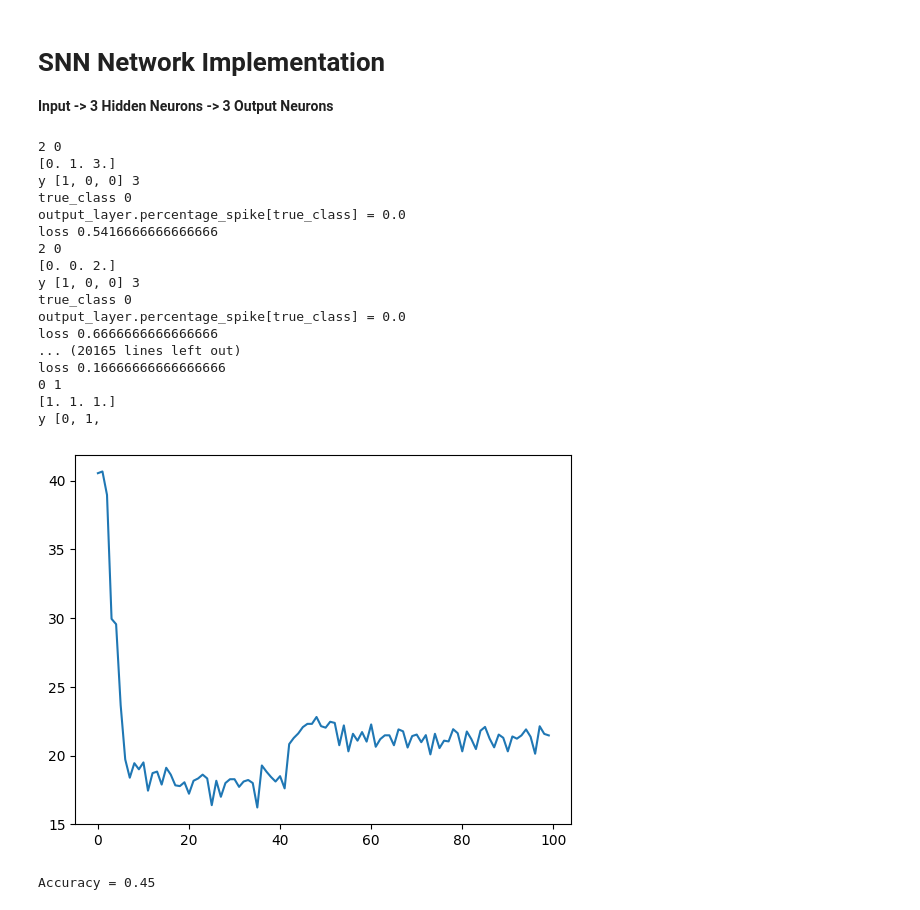
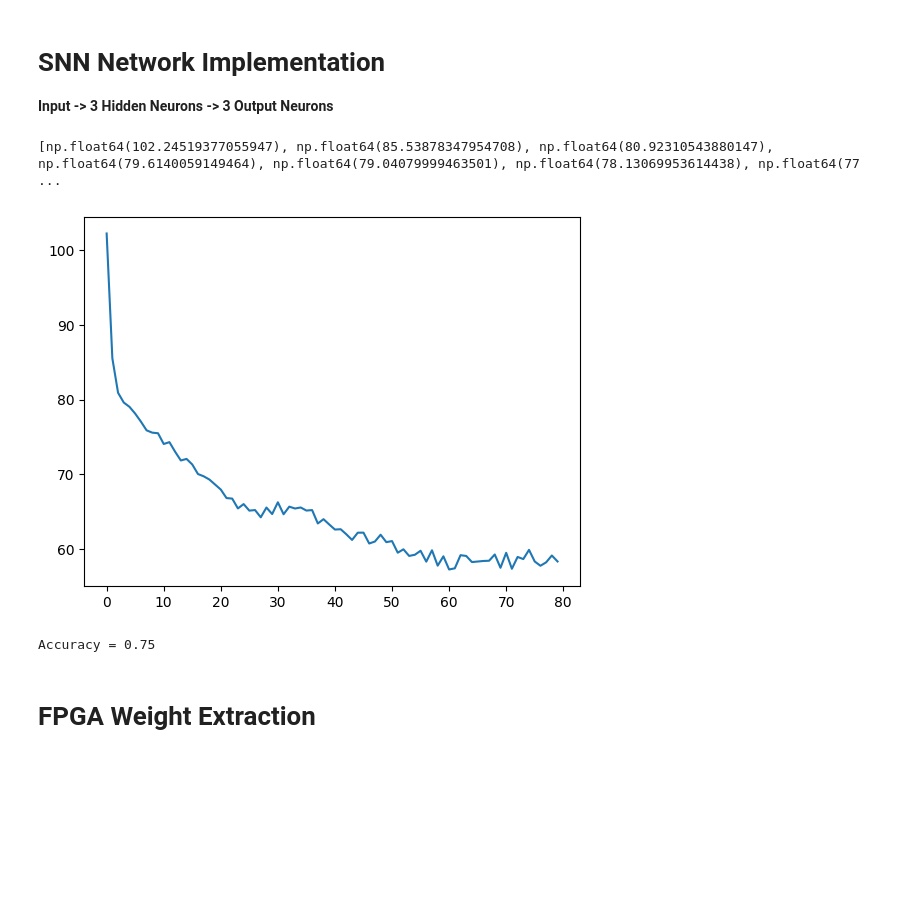
Before and after one commit to kadgitub7/LIF-based-SNN-on-FPGA, a Jupyter notebook: SNN_Custom_Model.ipynb, the cells around one changed output. Saved outputs shown, nothing was run; the diff lists cells and outputs as text; code cells hidden in the pictures; blank space fills up the shorter version.

Commit message:
completed snn training and full software implementation

```diff
--- a/SNN_Custom_Model.ipynb
+++ b/SNN_Custom_Model.ipynb
@@ -311,9 +329,9 @@ def Training_Changes(connect_layers, output_layer, y):
 # %%
 # Initial weights and parameters
 
-weights = [np.random.uniform(0.5, 3.0, size=(3, 3)), np.random.uniform(0.5, 3.0, size=(3, 3))]
-decay_c = [[0.1, 0.2, 0.05], [0.1, 0.1, 0.1]]
-fire_thresh = [[10, 5, 6], [11, 6, 3]]
+weights = [np.random.uniform(0.25, 1.0, size=(3, 3)), np.random.uniform(0.25, 1.0, size=(3, 3))]
+decay_c = [[0.1, 0.1, 0.1], [0.1, 0.1, 0.1]]
+fire_thresh = [[4, 4, 4], [4, 4, 4]]
 cooldown_thresh = [[1, 1, 1], [1, 1, 1]]
 
 # Layer initializations
@@ -325,20 +343,11 @@ l2.initialize_neurons()
 connect_layer = Spike_Prop_Layer(l1, l2)
 decision_layer = Output_Decision_Layer(l2)
 
-# Potential tracking
-potentials_1 = []
-potentials_2 = []
-potentials_3 = []
-
-potentials_1_2 = []
-potentials_2_2 = []
-potentials_3_2 = []
-
 # activation functions
 input2 = []
 
 loss_per_epoch = []
-epoch = 100
+epoch = 80
 
 for j in range(epoch):
     combined = list(zip(X_train, y_train))
@@ -349,54 +358,35 @@ for j in range(epoch):
 
         # activation functions
         for i in range(len(X_train_epoch[l])):
             l1.signal_prop(np.array([X_train_epoch[l][i]]))
             hidden_spike = connect_layer.output_collect()
             connect_layer.log_output_spike()
             l2.signal_prop([hidden_spike])
             decision_layer.log_output_spike()
 
         connect_layer.compute_percentage_spikes()
         decision_layer.compute_percentage_spikes()
 
-        print(decision_layer.predict_output(), np.argmax(y_train_epoch[l]))
-        print(decision_layer.output_count)
-
         epoch_loss += (Training_Changes([connect_layer], decision_layer, y_train_epoch[l]))
 
         connect_layer.freq_count = np.zeros(l1.num_neuron)
         decision_layer.output_count = np.zeros(l2.num_neuron)
 
         for neuron in l1.neuron_list:
             neuron.reset_state()
 
         for neuron in l2.neuron_list:
             neuron.reset_state()
     loss_per_epoch.append(epoch_loss)
 
 x_s = np.arange(0,len(loss_per_epoch),1)
 
 plt.plot(x_s,loss_per_epoch)
 
 print(loss_per_epoch)
 # %% [output]
-2 0
-[0. 1. 3.]
-y [1, 0, 0] 3
-true_class 0
-output_layer.percentage_spike[true_class] = 0.0
-loss 0.5416666666666666
-2 0
-[0. 0. 2.]
-y [1, 0, 0] 3
-true_class 0
-output_layer.percentage_spike[true_class] = 0.0
-loss 0.6666666666666666
-... (20165 lines left out)
-loss 0.16666666666666666
-0 1
-[1. 1. 1.]
-y [0, 1,
+[np.float64(102.24519377055947), np.float64(85.53878347954708), np.float64(80.92310543880147), np.float64(79.6140059149464), np.float64(79.04079999463501), np.float64(78.13069953614438), np.float64(77 ...
-[figure, old version]
+[figure, new version]
 # %%
 ## Accuracy with test samples
 
@@ -411,7 +401,11 @@ for l in range(len(X_test)):
         l2.signal_prop([hidden_spike])
         decision_layer.log_output_spike()
 
-    if y_test[l][decision_layer.predict_output()] == 1:
+
+    logits = np.array([sum(neuron.u_potential_t) for neuron in l2.neuron_list])
+    predicted = np.argmax(logits)
+
+    if y_test[l][predicted] == 1:
         correct += 1
 
     # reset states
@@ -426,4 +420,6 @@ for l in range(len(X_test)):
 
 print(f"Accuracy = {correct/len(y_test)}")
 # %% [output]
-Accuracy = 0.45
+Accuracy = 0.75
+# %% [markdown]
+# FPGA Weight Extraction
```
Also changed, not shown: parts of 4 cells of this notebook, 1 other file.
